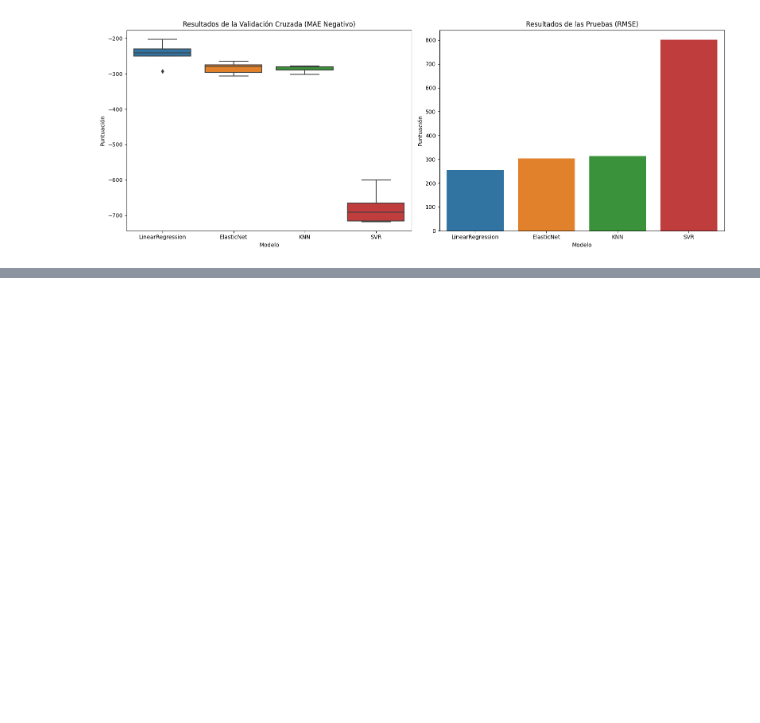
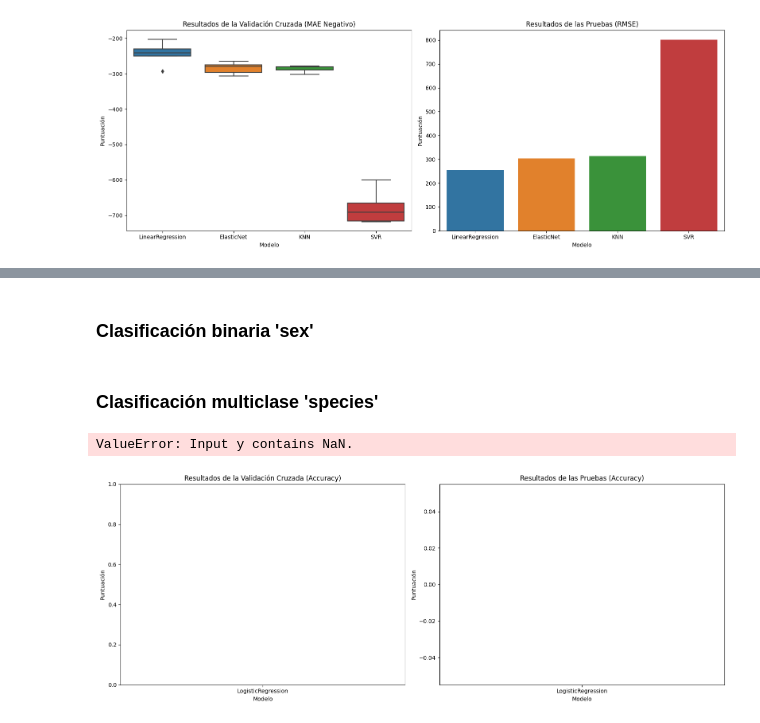
Before and after one commit to Angelbardon/curso-_analisis_angel_bardon, a Jupyter notebook: m6-ml/4. Validacion/validacion_de _modelos.ipynb, the cells around one changed output, grey strips where cells are left out. Cells and saved outputs as stored; diff of their text form; code cells hidden in the pictures; blank space fills up the shorter version.

Commit message:
validacion de modelos

```diff
--- a/m6-ml/4. Validacion/validacion_de _modelos.ipynb
+++ b/m6-ml/4. Validacion/validacion_de _modelos.ipynb
@@ -186,0 +200,2 @@ plt.show()
+# %% [markdown]
+### Clasificación binaria 'sex'
@@ -186,0 +209,50 @@ plt.show()
+# %% [markdown]
+### Clasificación multiclase 'species'
+# %%
+from sklearn.metrics import accuracy_score, f1_score
+from sklearn.linear_model import LogisticRegression
+from sklearn.neighbors import KNeighborsClassifier
+from sklearn.svm import SVC
+
+models = [
+    ('LogisticRegression', LogisticRegression()),
+    ('KNN', KNeighborsClassifier()),
+    ('SVC', SVC())
+]
+
+cv_results = []
+test_results = []
+names = []
+
+for name, model in models:
+    names.append(name)
+
+    cv_results.append(cross_val_score(model, X_train, y_train, scoring='f1'))
+    # cv_results.append(cross_val_score(model, X_train, y_train, scoring='accuracy'))
+
+    model.fit(X_train, y_train) # El modelo se resetea desde cero
+    y_pred = model.predict(X_test)
+    test_results.append(f1_score(y_test, y_pred))
+    # test_results.append(accuracy_score(y_test, y_pred))
+# %% [output]
+ValueError: Input y contains NaN.
+# %%
+df_cv = pd.DataFrame(cv_results, index=names).T
+df_test = pd.DataFrame(test_results, index=names).T
+
+fig, axs = plt.subplots(ncols=2, figsize=(16,6))
+
+sns.boxplot(data=df_cv, ax=axs[0])
+axs[0].set_title('Resultados de la Validación Cruzada (Accuracy)')
+axs[0].set_ylabel('Puntuación')
+axs[0].set_xlabel('Modelo')
+
+sns.barplot(data=df_test, ax=axs[1])
+axs[1].set_title('Resultados de las Pruebas (Accuracy)')
+axs[1].set_ylabel('Puntuación')
+axs[1].set_xlabel('Modelo')
+
+plt.tight_layout()
+plt.show()
+# %% [output]
+[figure, added]
```
Also changed, not shown: parts of 4 cells of this notebook.
